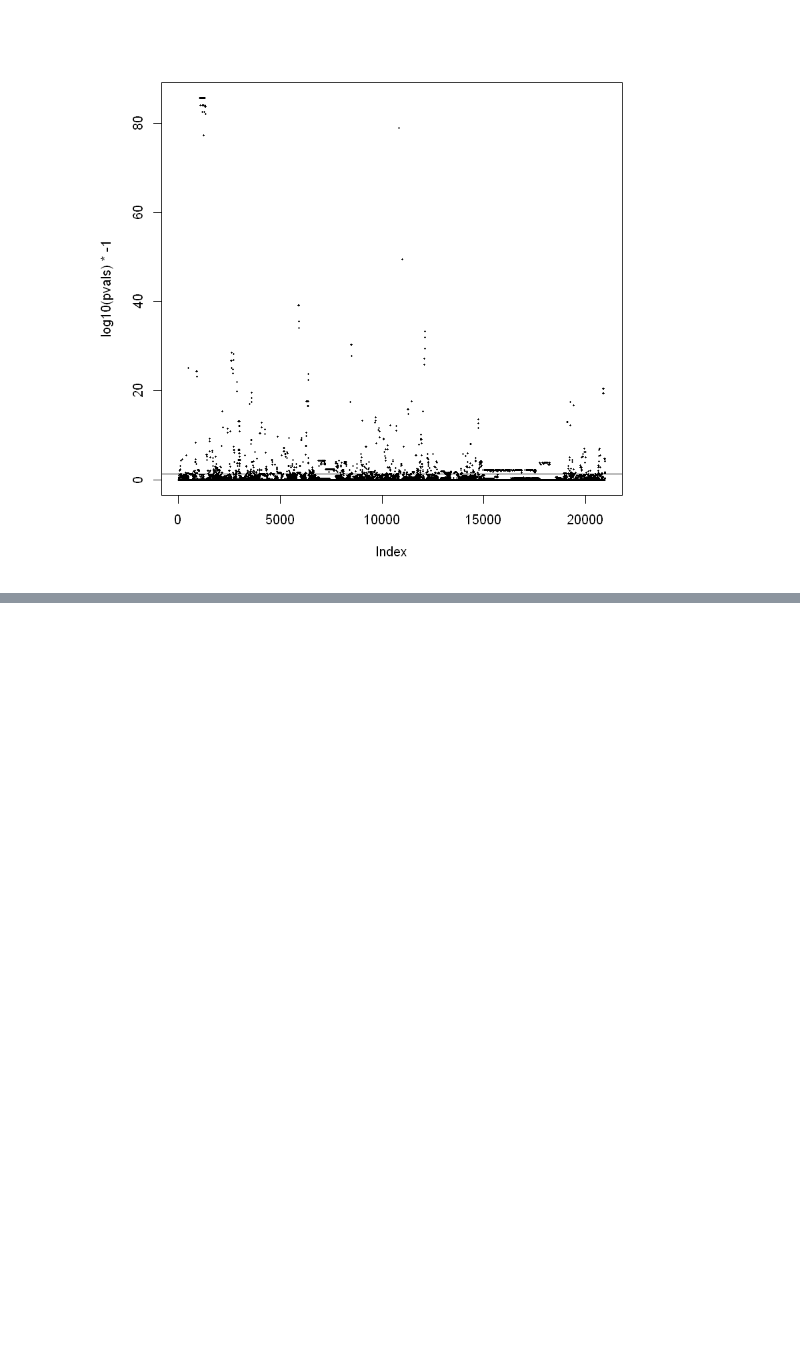
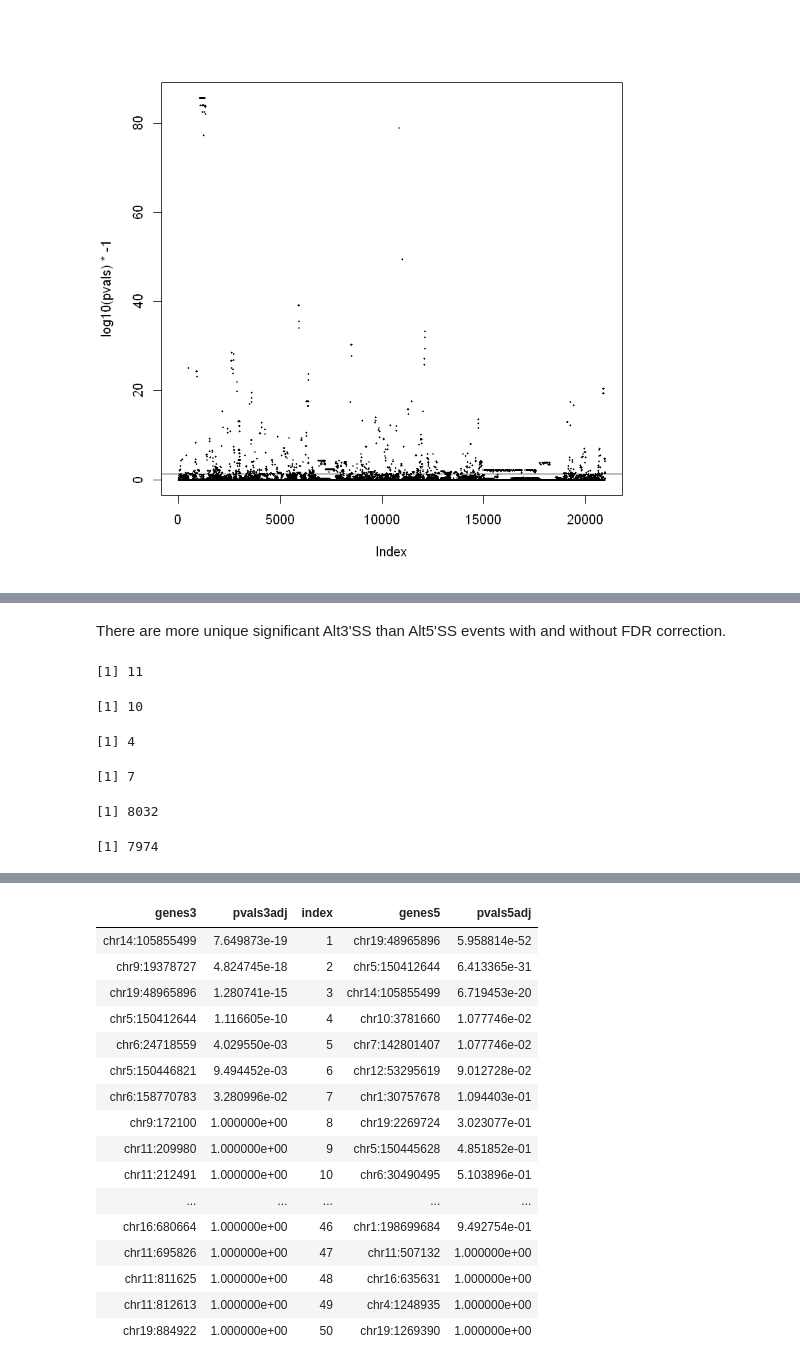
Before and after one commit to belgravia/jupyter-notebooks, a Jupyter notebook: SF3B1 CLL Alternative Splicing.ipynb, the cells around one changed output, grey strips where cells are left out. Saved outputs shown, nothing was run; the diff lists cells and outputs as text; code cells hidden in the pictures; blank space fills up the shorter version.

```diff
--- a/SF3B1 CLL Alternative Splicing.ipynb
+++ b/SF3B1 CLL Alternative Splicing.ipynb
@@ -253,0 +381,21 @@ abline(h=log10(0.05)*-1)
+# %% [markdown]
+There are more unique significant Alt3'SS than Alt5'SS events with and without FDR correction. <br>
+# %%
+length(unique(pvals5[pvals5<0.05]))  # number of significant alt 5'ss events
+length(unique(pvals3[pvals3<0.05]))  # number of significant alt 3'ss events
+pvals5adj = p.adjust(pvals5, method='fdr')
+pvals3adj = p.adjust(pvals3, method='fdr')
+length(unique(pvals5adj[pvals5adj<0.05]))  # number of significant alt 5' ss events after fdr correction
+length(unique(pvals3adj[pvals3adj<0.05]))  # number of significant alt 3' ss events after fdr connection
+length(unique(paste0(junctions5[,1],junctions5[,3])))  # number of alt 5' ss events
+length(unique(paste0(junctions3[,1], junctions3[,2])))  # number of alt 3' ss events
+df3 = data.frame(genes3, pvals3adj)
+df5 = data.frame(genes5, pvals5adj)
+cbind((df3[order(df3$pvals3adj),][1:25,]), data.frame(index=seq(1:50)), (df5[order(df5$pvals5adj),][1:50,]))
+# %% [output]
+[1] 11
+[1] 10
+[1] 4
+[1] 7
+[1] 8032
+[1] 7974
@@ -253,0 +404,17 @@ abline(h=log10(0.05)*-1)
+| genes3 | pvals3adj | index | genes5 | pvals5adj |
+| chr14:105855499 | 7.649873e-19 | 1 | chr19:48965896 | 5.958814e-52 |
+| chr9:19378727 | 4.824745e-18 | 2 | chr5:150412644 | 6.413365e-31 |
+| chr19:48965896 | 1.280741e-15 | 3 | chr14:105855499 | 6.719453e-20 |
+| chr5:150412644 | 1.116605e-10 | 4 | chr10:3781660 | 1.077746e-02 |
+| chr6:24718559 | 4.029550e-03 | 5 | chr7:142801407 | 1.077746e-02 |
+| chr5:150446821 | 9.494452e-03 | 6 | chr12:53295619 | 9.012728e-02 |
+| chr6:158770783 | 3.280996e-02 | 7 | chr1:30757678 | 1.094403e-01 |
+| chr9:172100 | 1.000000e+00 | 8 | chr19:2269724 | 3.023077e-01 |
+| chr11:209980 | 1.000000e+00 | 9 | chr5:150445628 | 4.851852e-01 |
+| chr11:212491 | 1.000000e+00 | 10 | chr6:30490495 | 5.103896e-01 |
+| ... | ... | ... | ... | ... |
+| chr16:680664 | 1.000000e+00 | 46 | chr1:198699684 | 9.492754e-01 |
+| chr11:695826 | 1.000000e+00 | 47 | chr11:507132 | 1.000000e+00 |
+| chr11:811625 | 1.000000e+00 | 48 | chr16:635631 | 1.000000e+00 |
+| chr11:812613 | 1.000000e+00 | 49 | chr4:1248935 | 1.000000e+00 |
+| chr19:884922 | 1.000000e+00 | 50 | chr19:1269390 | 1.000000e+00 |
```
Also changed, not shown: parts of 9 cells of this notebook, 1 other file.
